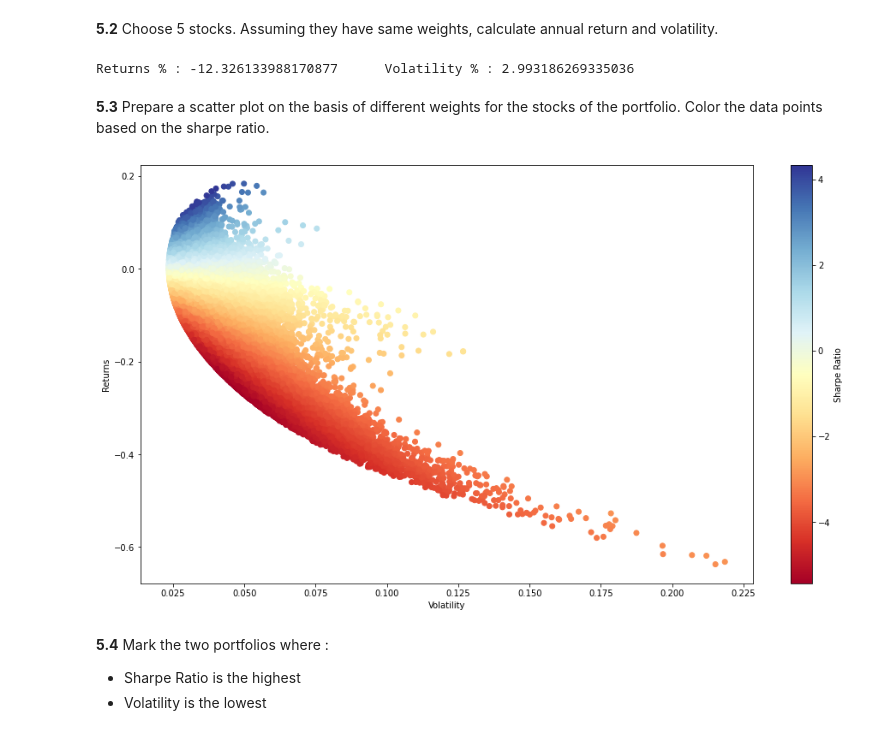
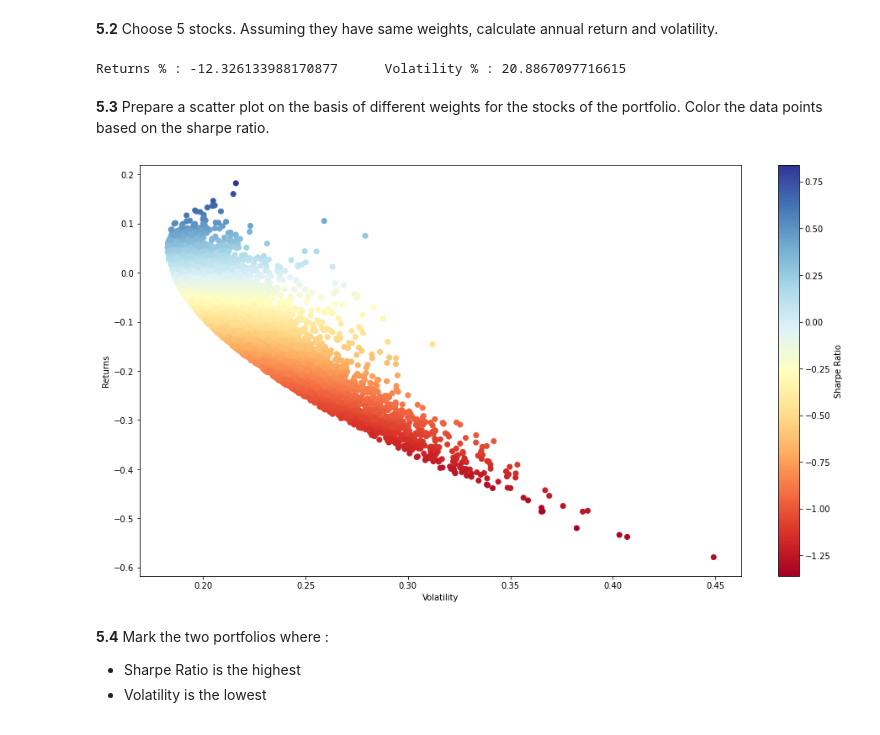
Before and after one commit to sudhi23/AICTEinternshipML, a Jupyter notebook: module5.ipynb, the cells around one changed output. Drawn from its saved outputs; the diff is of its cells as text; code cells hidden in the pictures.

```diff
--- a/module5.ipynb
+++ b/module5.ipynb
@@ -34,49 +34,38 @@ fortis = fortis[fortis['Series']=='EQ']
 dailyReturn = pd.DataFrame({'axis':axis['Close Price'].pct_change(),'apollo':apollo['Close Price'].pct_change(),'relinfra':relinfra['Close Price'].pct_change(),'fortis':fortis['Close Price'].pct_change(),'pvr':pvr['DailyReturn']})
 dailyReturn.dropna()
 
-# weights = pd.Series({'axis':0.2, 'apollo':0.2, 'relinfra':0.2, 'fortis':0.2, 'pvr':0.2})    # weights
+weights = np.array([[0.2],[0.2],[0.2],[0.2],[0.2]])    # weights
 annualReturn = dailyReturn.mean()*252   # contains annual returns of the five stocks
-annualVar = dailyReturn.var()*252   # contains annual variance of the stocks
-annualSD = dailyReturn.std()*np.sqrt(252)   # contains annual standard deviation of the stocks
-covMat = dailyReturn.cov()    # covariance between two stocks
-covUMat = np.triu(np.array(covMat))
+covMat = dailyReturn.cov()    # covariance between two stocks, covariance with itself is nothing but the variance
 
 portfolioReturn = annualReturn.mean()   # since all are of equal weights, hence the mean. multiply by 100 for result in %
-
-# since the weights are equal(0.2), multiply by 100 for result in %
-portfolioVolatility = annualVar.sum()*0.04 + 2*0.04*(covUMat.sum() - np.diag(covUMat).sum())
+portfolioVolatility = np.sqrt(weights.T.dot(covMat.dot(weights))[0,0])*np.sqrt(252)
 
 print('Returns % :',portfolioReturn*100,'     Volatility % :',portfolioVolatility*100)
 # %% [output]
-Returns % : -12.326133988170877      Volatility % : 2.993186269335036
+Returns % : -12.326133988170877      Volatility % : 20.8867097716615
 # %% [markdown]
 **5.3** Prepare a scatter plot on the basis of different weights for the stocks of the portfolio. Color the data points based on the sharpe ratio.
-# %%
-weights = pd.DataFrame({'axis':np.random.random_sample(100000),'apollo':np.random.random_sample(100000),'relinfra':np.random.random_sample(100000),'fortis':np.random.random_sample(100000),'pvr':np.random.random_sample(100000)})
-weights['addAll'] = weights.sum(axis=1)
-
-# there has to be an easier way to do this
-weights['axis']=weights['axis']/weights['addAll']
-weights['apollo']=weights['apollo']/weights['addAll']
-weights['relinfra']=weights['relinfra']/weights['addAll']
-weights['fortis']=weights['fortis']/weights['addAll']
-weights['pvr']=weights['pvr']/weights['addAll']
-
-weights['addAll'] = weights[['axis','apollo','relinfra','fortis','pvr']].sum(axis=1)    # to verify whether they add upto 1
-
-portfolio = pd.DataFrame({'return':weights['axis']*annualReturn['axis'] + weights['apollo']*annualReturn['apollo'] + weights['relinfra']*annualReturn['relinfra'] + weights['fortis']*annualReturn['fortis'] + weights['pvr']*annualReturn['pvr']})
-portfolio['volatility'] = (weights['axis']**2)*annualVar['axis'] + (weights['apollo']**2)*annualVar['apollo'] + (weights['relinfra']**2)*annualVar['relinfra'] + (weights['fortis']**2)*annualVar['fortis'] + (weights['pvr']**2)*annualVar['pvr'] + 2*weights['axis']*weights['apollo']*covMat['axis']['apollo'] + 2*weights['axis']*weights['relinfra']*covMat['axis']['relinfra'] + 2*weights['axis']*weights['fortis']*covMat['axis']['fortis'] + 2*weights['axis']*weights['pvr']*covMat['axis']['pvr'] + 2*weights['apollo']*weights['relinfra']*covMat['apollo']['relinfra'] + 2*weights['apollo']*weights['fortis']*covMat['apollo']['fortis'] + 2*weights['apollo']*weights['pvr']*covMat['apollo']['pvr'] + 2*weights['relinfra']*weights['fortis']*covMat['relinfra']['fortis'] + 2*weights['relinfra']*weights['pvr']*covMat['relinfra']['pvr'] + 2*weights['fortis']*weights['pvr']*covMat['fortis']['pvr']
-
-portfolio['sharpe'] = portfolio['return']/portfolio['volatility']   # created a column for sharpe ratio
-plt.figure(figsize=(16,9))
-plt.scatter(portfolio['volatility'],portfolio['return'],c=portfolio['sharpe'],cmap='RdYlBu')
-cbar = plt.colorbar()
-plt.xlabel('Volatility')
-plt.ylabel('Returns')
-cbar.set_label('Sharpe Ratio')
-plt.show()
-# %% [output]
-[figure, removed]
+# %%
+n_samples = 10000   # to generate random weights
+weights = np.random.random_sample((n_samples,5))
+portfolio = pd.DataFrame()    # i pronounce it a dataframe
+
+for i in range(n_samples):    # there has to be something better than this for loop, vaguely slow
+  weights[i] = weights[i]/weights[i].sum()
+  portfolio.loc[i,'return'] = np.sum(weights[i]*annualReturn)
+  portfolio.loc[i,'volatility'] = np.sqrt(weights[i].T.dot(covMat.dot(weights[i])))* np.sqrt(252)
+
+portfolio['sharpe'] = portfolio['return']/portfolio['volatility']   # created a column for sharpe ratio
+plt.figure(figsize=(16,9))
+plt.scatter(portfolio['volatility'],portfolio['return'],c=portfolio['sharpe'],cmap='RdYlBu')
+cbar = plt.colorbar()
+plt.xlabel('Volatility')
+plt.ylabel('Returns')
+cbar.set_label('Sharpe Ratio')
+plt.show()
+# %% [output]
+[figure, added]
 # %% [markdown]
 **5.4** Mark the two portfolios where :
 * Sharpe Ratio is the highest
```
Also changed, not shown: parts of 1 cell of this notebook.
